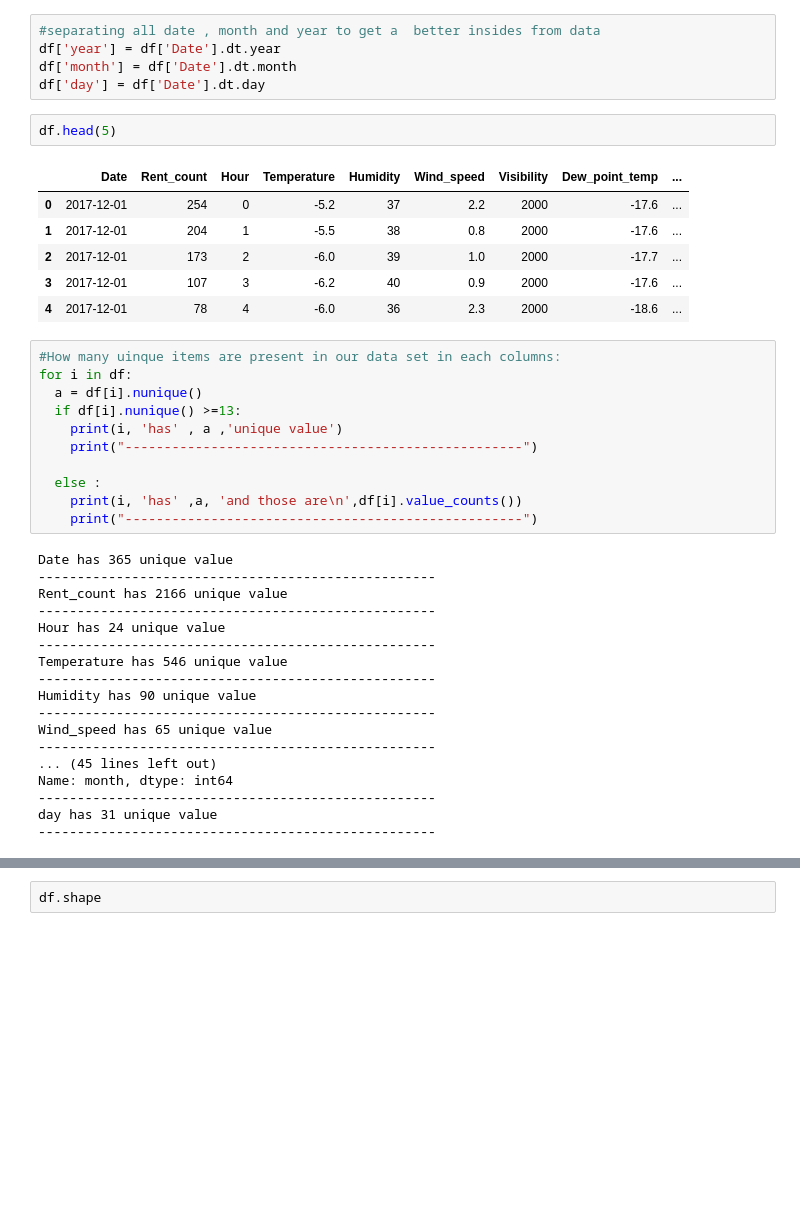
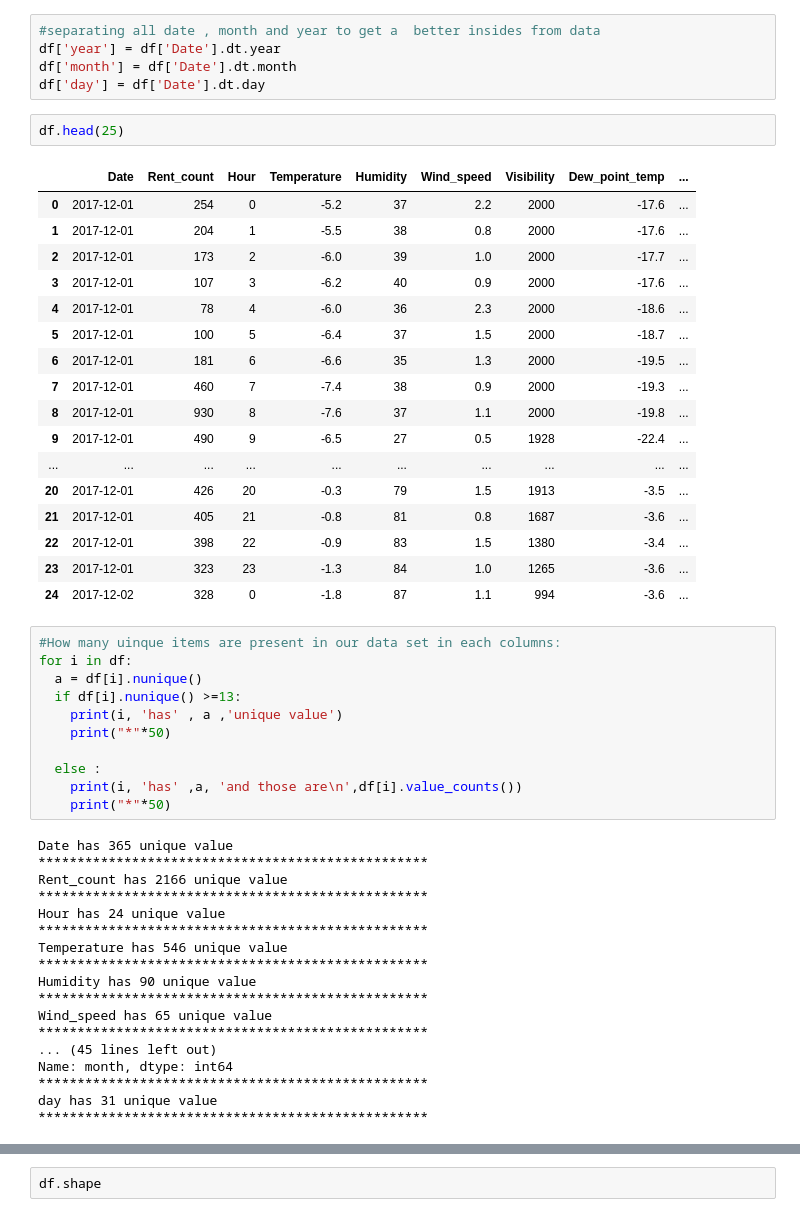
Before and after one commit to ajit04022000/Bike-Sharing-Demand-Prediction, a Jupyter notebook: Bike_Sharing_Demand_Prediction_Capstone_Project.ipynb, the cells around one changed output, grey strips where cells are left out. Saved outputs shown, nothing was run; the diff lists cells and outputs as text; blank space fills up the shorter version.

```diff
--- a/Bike_Sharing_Demand_Prediction_Capstone_Project.ipynb
+++ b/Bike_Sharing_Demand_Prediction_Capstone_Project.ipynb
@@ -254,43 +256,54 @@ df['year'] = df['Date'].dt.year
 df['month'] = df['Date'].dt.month
 df['day'] = df['Date'].dt.day
 # %%
-df.head(5)
+df.head(25)
 # %% [output]
 |  | Date | Rent_count | Hour | Temperature | Humidity | Wind_speed | Visibility | Dew_point_temp | ... |
 | 0 | 2017-12-01 | 254 | 0 | -5.2 | 37 | 2.2 | 2000 | -17.6 | ... |
 | 1 | 2017-12-01 | 204 | 1 | -5.5 | 38 | 0.8 | 2000 | -17.6 | ... |
 | 2 | 2017-12-01 | 173 | 2 | -6.0 | 39 | 1.0 | 2000 | -17.7 | ... |
 | 3 | 2017-12-01 | 107 | 3 | -6.2 | 40 | 0.9 | 2000 | -17.6 | ... |
 | 4 | 2017-12-01 | 78 | 4 | -6.0 | 36 | 2.3 | 2000 | -18.6 | ... |
+| 5 | 2017-12-01 | 100 | 5 | -6.4 | 37 | 1.5 | 2000 | -18.7 | ... |
+| 6 | 2017-12-01 | 181 | 6 | -6.6 | 35 | 1.3 | 2000 | -19.5 | ... |
+| 7 | 2017-12-01 | 460 | 7 | -7.4 | 38 | 0.9 | 2000 | -19.3 | ... |
+| 8 | 2017-12-01 | 930 | 8 | -7.6 | 37 | 1.1 | 2000 | -19.8 | ... |
+| 9 | 2017-12-01 | 490 | 9 | -6.5 | 27 | 0.5 | 1928 | -22.4 | ... |
+| ... | ... | ... | ... | ... | ... | ... | ... | ... | ... |
+| 20 | 2017-12-01 | 426 | 20 | -0.3 | 79 | 1.5 | 1913 | -3.5 | ... |
+| 21 | 2017-12-01 | 405 | 21 | -0.8 | 81 | 0.8 | 1687 | -3.6 | ... |
+| 22 | 2017-12-01 | 398 | 22 | -0.9 | 83 | 1.5 | 1380 | -3.4 | ... |
+| 23 | 2017-12-01 | 323 | 23 | -1.3 | 84 | 1.0 | 1265 | -3.6 | ... |
+| 24 | 2017-12-02 | 328 | 0 | -1.8 | 87 | 1.1 | 994 | -3.6 | ... |
 # %%
 #How many uinque items are present in our data set in each columns:
 for i in df:
   a = df[i].nunique()
   if df[i].nunique() >=13:
     print(i, 'has' , a ,'unique value')
-    print("---------------------------------------------------")
+    print("*"*50)
 
   else :
     print(i, 'has' ,a, 'and those are\n',df[i].value_counts())
-    print("---------------------------------------------------")
+    print("*"*50)
 # %% [output]
 Date has 365 unique value
----------------------------------------------------
+**************************************************
 Rent_count has 2166 unique value
----------------------------------------------------
+**************************************************
 Hour has 24 unique value
----------------------------------------------------
+**************************************************
 Temperature has 546 unique value
----------------------------------------------------
+**************************************************
 Humidity has 90 unique value
----------------------------------------------------
+**************************************************
 Wind_speed has 65 unique value
----------------------------------------------------
+**************************************************
 ... (45 lines left out)
 Name: month, dtype: int64
----------------------------------------------------
+**************************************************
 day has 31 unique value
----------------------------------------------------
+**************************************************
 # %%
 intcol=0
 floatcol=0
```
Also changed, not shown: parts of 21 cells of this notebook.
